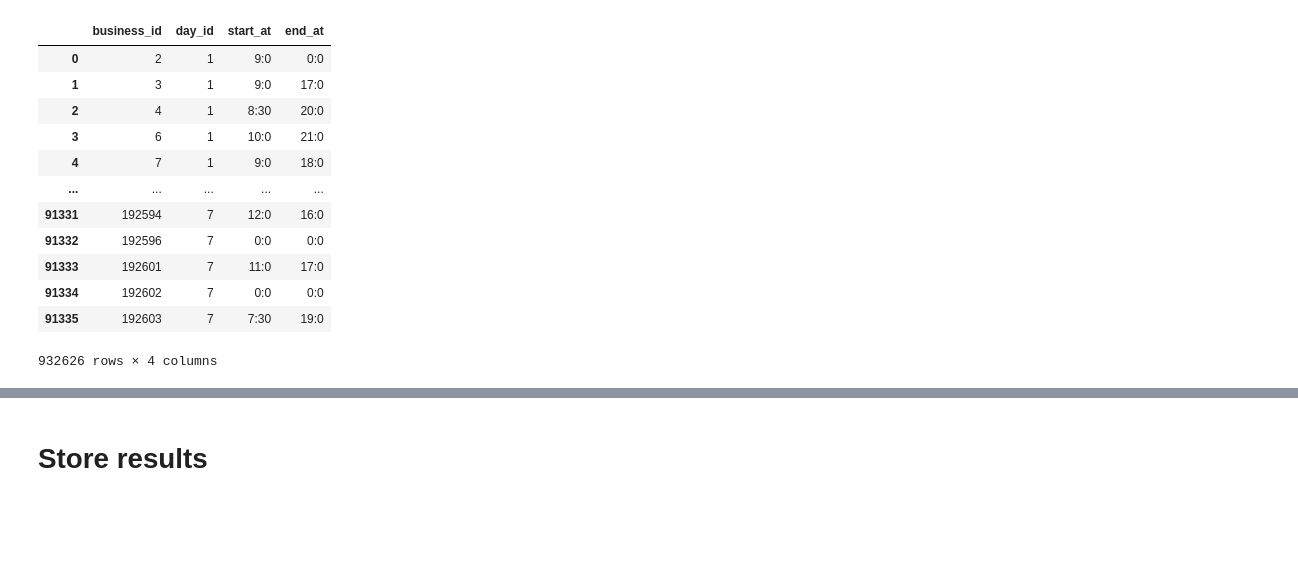
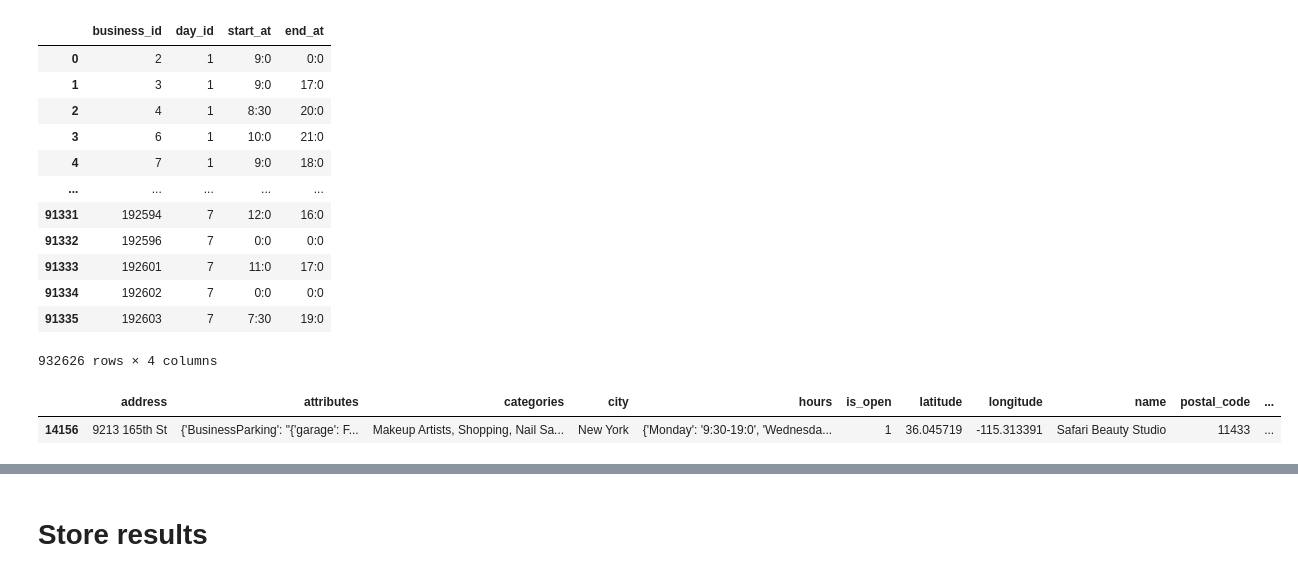
Before and after one commit to Ph0tonic/Intro2DataBase, a Jupyter notebook: parse_business.ipynb, the cells around one changed output, grey strips where cells are left out. Saved outputs shown, nothing was run; the diff lists cells and outputs as text; code cells hidden in the pictures; blank space fills up the shorter version.

```diff
--- a/parse_business.ipynb
+++ b/parse_business.ipynb
@@ -821,6 +1047,9 @@ schedule_table
 | 91335 | 192603 | 7 | 7:30 | 19:0 |
 932626 rows × 4 columns
 # %%
-business_raw[business_raw["city"] == "New York city"]
+business_raw[business_raw["city"] == "New York"]
+# %% [output]
+|  | address | attributes | categories | city | hours | is_open | latitude | longitude | name | postal_code | ... |
+| 14156 | 9213 165th St | {'BusinessParking': "{'garage': F... | Makeup Artists, Shopping, Nail Sa... | New York | {'Monday': '9:30-19:0', 'Wednesda... | 1 | 36.045719 | -115.313391 | Safari Beauty Studio | 11433 | ... |
 # %%
 locations.loc[119357]
```
Also changed, not shown: parts of 49 cells of this notebook.
